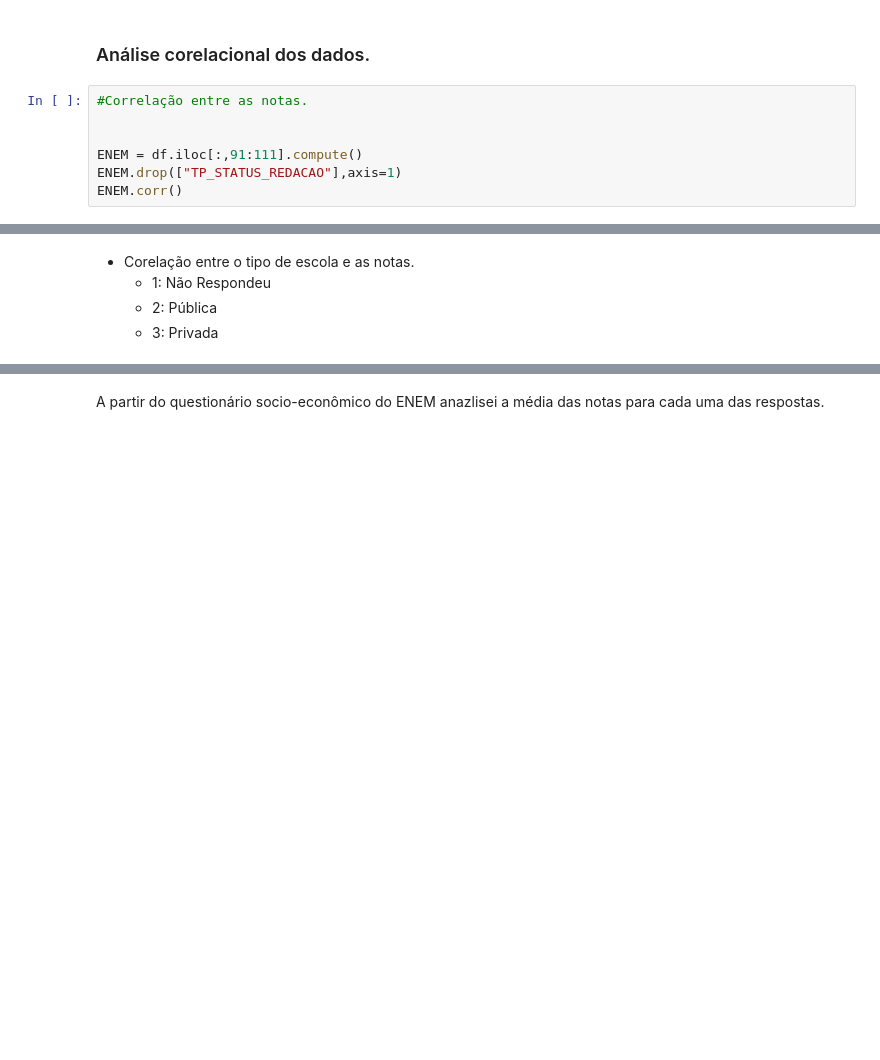
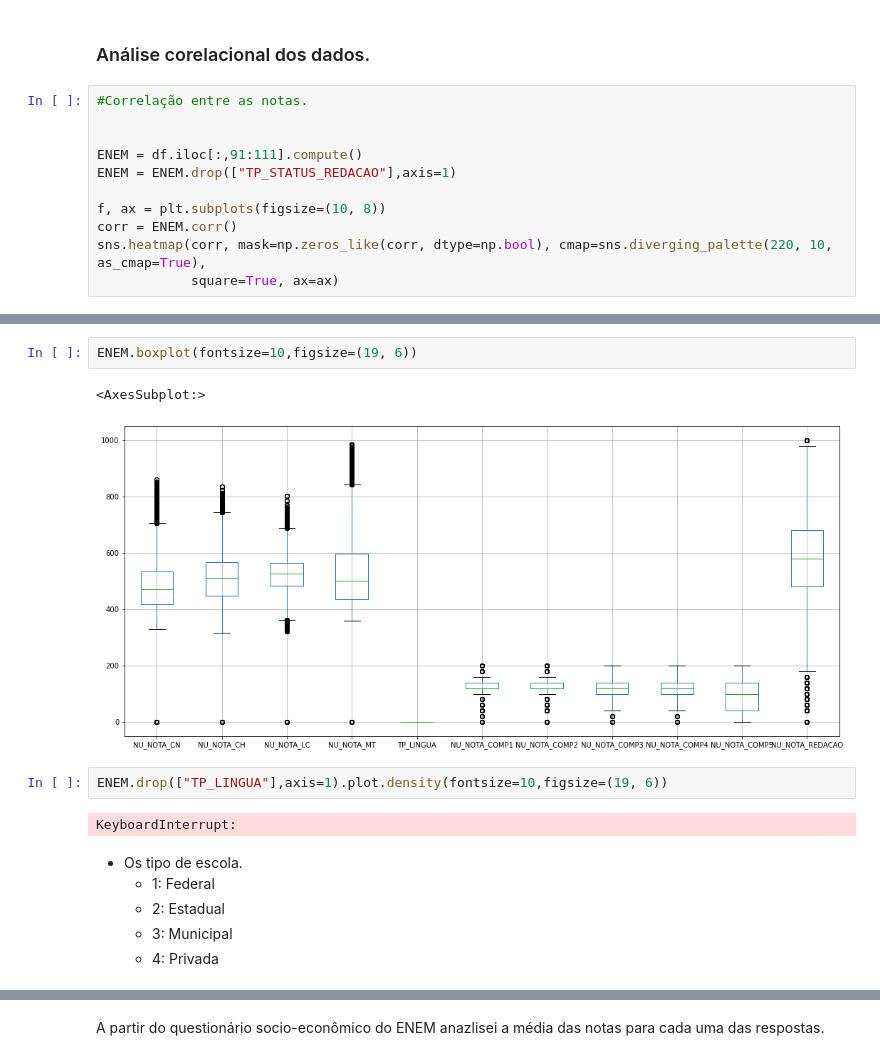
Before and after one commit to Bissiatti/Analise_dados_ENEM, a Jupyter notebook: Intro_Crisp_DM.ipynb, the cells around one changed output, grey strips where cells are left out. Cells and saved outputs as stored; diff of their text form; blank space fills up the shorter version.

Commit message:
Add graphs ENEM notes

```diff
--- a/Intro_Crisp_DM.ipynb
+++ b/Intro_Crisp_DM.ipynb
@@ -208,6 +228,10 @@ De fato, apenas que concliu o Ensio Médio no ano do vestibular respondeu o ques
 
 
 ENEM = df.iloc[:,91:111].compute()
-ENEM.drop(["TP_STATUS_REDACAO"],axis=1)
-ENEM.corr()
+ENEM = ENEM.drop(["TP_STATUS_REDACAO"],axis=1)
+
+f, ax = plt.subplots(figsize=(10, 8))
+corr = ENEM.corr()
+sns.heatmap(corr, mask=np.zeros_like(corr, dtype=np.bool), cmap=sns.diverging_palette(220, 10, as_cmap=True),
+            square=True, ax=ax)
 # %% [output]
@@ -227,7 +239,17 @@ ENEM.corr()
+# %%
+ENEM.boxplot(fontsize=10,figsize=(19, 6))
+# %% [output]
+<AxesSubplot:>
+[figure, added]
+# %%
+ENEM.drop(["TP_LINGUA"],axis=1).plot.density(fontsize=10,figsize=(19, 6))
+# %% [output]
+KeyboardInterrupt:
 # %% [markdown]
-* Corelação entre o tipo de escola e as notas.
-    - 1:	Não Respondeu
-    - 2:	Pública
-    - 3:	Privada
+* Os tipo de escola.
+    - 1: Federal
+    - 2: Estadual
+    - 3: Municipal
+    - 4: Privada
 # %%
 school = [
```
Also changed, not shown: parts of 13 cells of this notebook.
